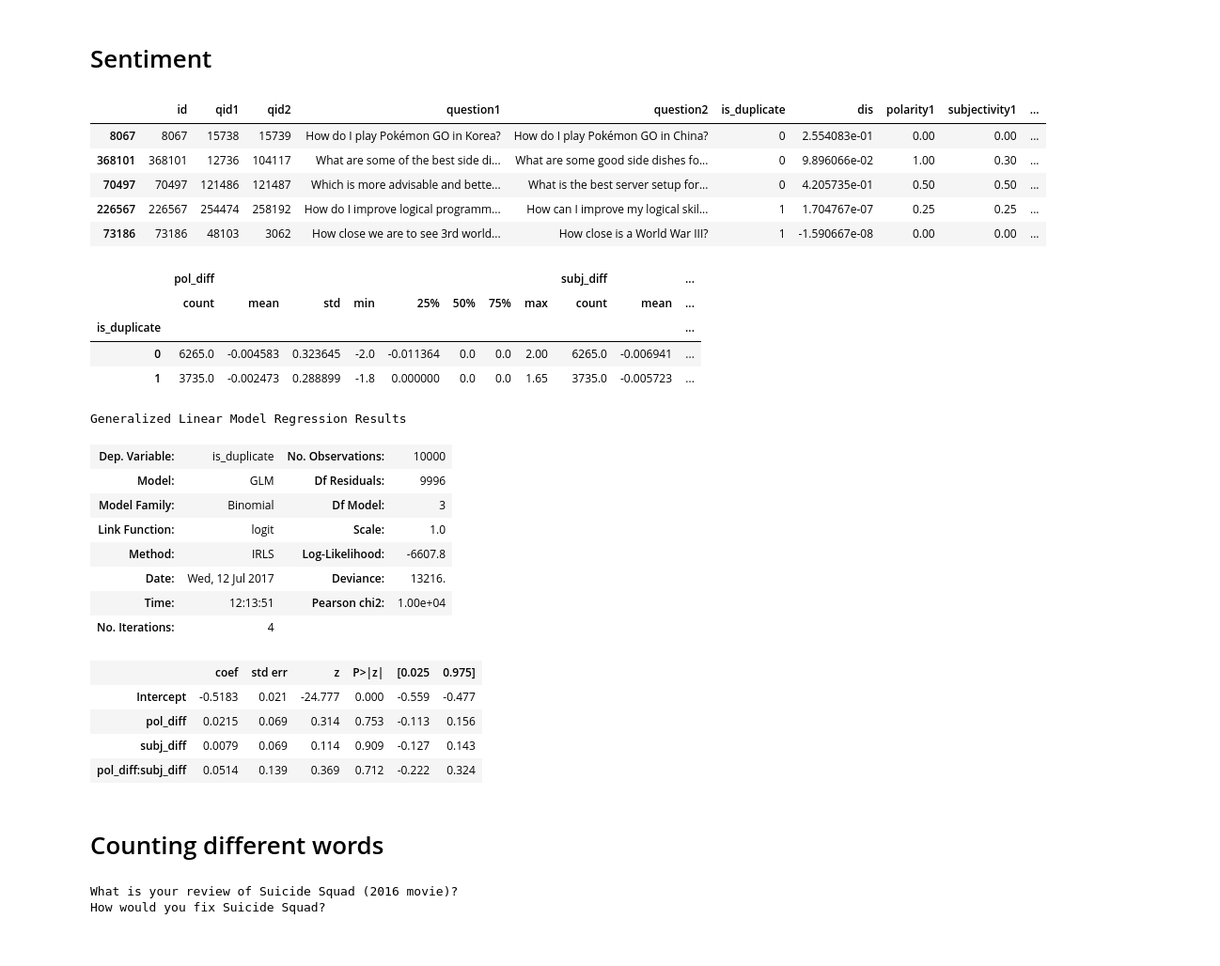
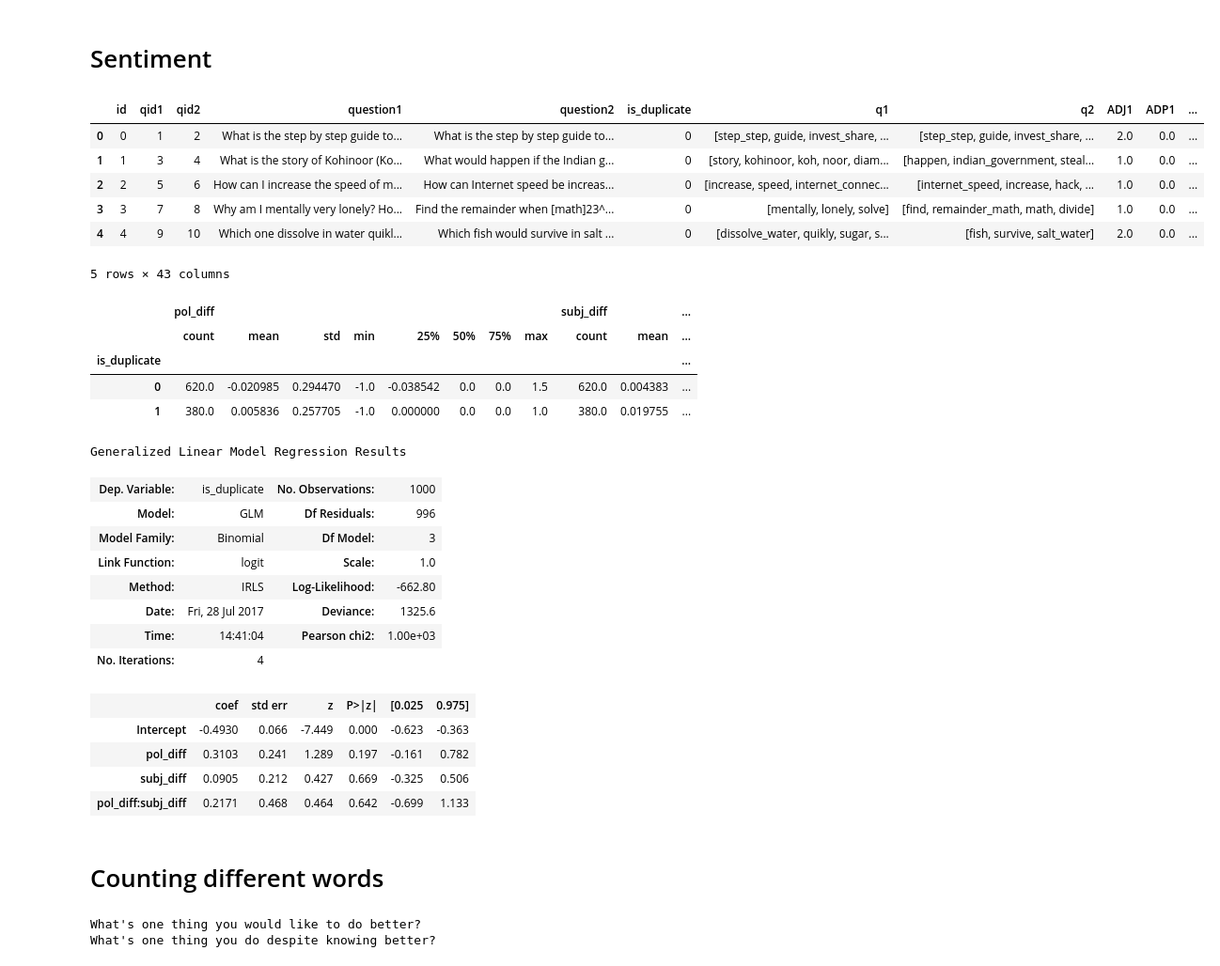
Before and after one commit to PrabhatCS/portfolio, a Jupyter notebook: nlp_features.ipynb, the cells around one changed output. Shown at 94% size. Saved outputs shown, nothing was run; the diff lists cells and outputs as text; code cells hidden in the pictures.

```diff
--- a/nlp_features.ipynb
+++ b/nlp_features.ipynb
@@ -82,11 +121,11 @@ I'm a triple Capricorn (Sun, Moon and ascendant in Capricorn) What does this say
 
 
 pos_list1 = []
-for item in train['question1'][0:100]:
+for item in q1_sents[0:1000]:
     pos_dict = pos_count(item, 1)
     pos_list1.append(pos_dict)
 
 pos_list2 = []
-for item in train['question2'][0:100]:
+for item in q2_sents[0:1000]:
     pos_dict = pos_count(item, 2)
     pos_list2.append(pos_dict)
@@ -93,7 +137,8 @@ for item in train['question2'][0:100]:
 # %%
 pos_df1 = pd.DataFrame(pos_list1).fillna(0)
 pos_df2 = pd.DataFrame(pos_list2).fillna(0)
-
+train['q1'] = q1_sents
+train['q2'] = q2_sents
 train_1000 = pd.concat([train[0:1000], pos_df1, pos_df2], axis = 1)
 # %%
 train_1000.head()
@@ -118,7 +164,7 @@ train_1000[['is_duplicate', 'PROPN1', 'PROPN2']].groupby('is_duplicate').describ
 # %%
 def dis_similarity(question_pair):
 
-    parsed1 = nlp(' '.join(clean_text(question_pair[0])))
-    parsed2 = nlp(' '.join(clean_text(question_pair[1])))
+    parsed1 = nlp(question_pair[0])
+    parsed2 = nlp(question_pair[1])
     anti_sim = 1 - parsed1.similarity(parsed2)
     return anti_sim
@@ -137,2 +171,2 @@ dtype: int64
 # %%
-sample_qs['dis'] = sample_qs[['question1','question2']].apply(dis_similarity, axis = 1)
+train_1000['dis'] = train_1000[['question1','question2']].apply(dis_similarity, axis = 1)
@@ -205,10 +238,11 @@ sample_qs['polarity2'], sample_qs['subjectivity2'] = zip(*question1_sent_subj2)
 # %%
-sample_qs.head()
+train_1000.head()
 # %% [output]
-|  | id | qid1 | qid2 | question1 | question2 | is_duplicate | dis | polarity1 | subjectivity1 | ... |
-| 8067 | 8067 | 15738 | 15739 | How do I play Pokémon GO in Korea? | How do I play Pokémon GO in China? | 0 | 2.554083e-01 | 0.00 | 0.00 | ... |
-| 368101 | 368101 | 12736 | 104117 | What are some of the best side di... | What are some good side dishes fo... | 0 | 9.896066e-02 | 1.00 | 0.30 | ... |
-| 70497 | 70497 | 121486 | 121487 | Which is more advisable and bette... | What is the best server setup for... | 0 | 4.205735e-01 | 0.50 | 0.50 | ... |
-| 226567 | 226567 | 254474 | 258192 | How do I improve logical programm... | How can I improve my logical skil... | 1 | 1.704767e-07 | 0.25 | 0.25 | ... |
-| 73186 | 73186 | 48103 | 3062 | How close we are to see 3rd world... | How close is a World War III? | 1 | -1.590667e-08 | 0.00 | 0.00 | ... |
+|  | id | qid1 | qid2 | question1 | question2 | is_duplicate | q1 | q2 | ADJ1 | ADP1 | ... |
+| 0 | 0 | 1 | 2 | What is the step by step guide to... | What is the step by step guide to... | 0 | [step_step, guide, invest_share, ... | [step_step, guide, invest_share, ... | 2.0 | 0.0 | ... |
+| 1 | 1 | 3 | 4 | What is the story of Kohinoor (Ko... | What would happen if the Indian g... | 0 | [story, kohinoor, koh, noor, diam... | [happen, indian_government, steal... | 1.0 | 0.0 | ... |
+| 2 | 2 | 5 | 6 | How can I increase the speed of m... | How can Internet speed be increas... | 0 | [increase, speed, internet_connec... | [internet_speed, increase, hack, ... | 1.0 | 0.0 | ... |
+| 3 | 3 | 7 | 8 | Why am I mentally very lonely? Ho... | Find the remainder when [math]23^... | 0 | [mentally, lonely, solve] | [find, remainder_math, math, divide] | 1.0 | 0.0 | ... |
+| 4 | 4 | 9 | 10 | Which one dissolve in water quikl... | Which fish would survive in salt ... | 0 | [dissolve_water, quikly, sugar, s... | [fish, survive, salt_water] | 2.0 | 0.0 | ... |
+5 rows × 43 columns
 # %%
@@ -217,38 +251,38 @@ sample_qs['subj_diff'] = sample_qs['subjectivity1'] - sample_qs['subjectivity2']
 # %%
-sample_qs[['pol_diff', 'subj_diff', 'is_duplicate']].groupby('is_duplicate').describe()
+train_1000[['pol_diff', 'subj_diff', 'is_duplicate']].groupby('is_duplicate').describe()
 # %% [output]
 |  | pol_diff |  |  |  |  |  |  |  | subj_diff |  | ... |
 |  | count | mean | std | min | 25% | 50% | 75% | max | count | mean | ... |
 | is_duplicate |  |  |  |  |  |  |  |  |  |  | ... |
-| 0 | 6265.0 | -0.004583 | 0.323645 | -2.0 | -0.011364 | 0.0 | 0.0 | 2.00 | 6265.0 | -0.006941 | ... |
-| 1 | 3735.0 | -0.002473 | 0.288899 | -1.8 | 0.000000 | 0.0 | 0.0 | 1.65 | 3735.0 | -0.005723 | ... |
+| 0 | 620.0 | -0.020985 | 0.294470 | -1.0 | -0.038542 | 0.0 | 0.0 | 1.5 | 620.0 | 0.004383 | ... |
+| 1 | 380.0 | 0.005836 | 0.257705 | -1.0 | 0.000000 | 0.0 | 0.0 | 1.0 | 380.0 | 0.019755 | ... |
 # %%
 log_model = smf.glm('is_duplicate ~ pol_diff * subj_diff',
-        data = sample_qs, family = sm.families.Binomial()).fit()
+        data = train_1000, family = sm.families.Binomial()).fit()
 log_model.summary()
 # %% [output]
 Generalized Linear Model Regression Results
-| Dep. Variable: | is_duplicate | No. Observations: | 10000 |
-| Model: | GLM | Df Residuals: | 9996 |
+| Dep. Variable: | is_duplicate | No. Observations: | 1000 |
+| Model: | GLM | Df Residuals: | 996 |
 | Model Family: | Binomial | Df Model: | 3 |
 | Link Function: | logit | Scale: | 1.0 |
-| Method: | IRLS | Log-Likelihood: | -6607.8 |
-| Date: | Wed, 12 Jul 2017 | Deviance: | 13216. |
-| Time: | 12:13:51 | Pearson chi2: | 1.00e+04 |
+| Method: | IRLS | Log-Likelihood: | -662.80 |
+| Date: | Fri, 28 Jul 2017 | Deviance: | 1325.6 |
+| Time: | 14:41:04 | Pearson chi2: | 1.00e+03 |
 | No. Iterations: | 4 |  |  |
 |  | coef | std err | z | P>|z| | [0.025 | 0.975] |
-| Intercept | -0.5183 | 0.021 | -24.777 | 0.000 | -0.559 | -0.477 |
-| pol_diff | 0.0215 | 0.069 | 0.314 | 0.753 | -0.113 | 0.156 |
-| subj_diff | 0.0079 | 0.069 | 0.114 | 0.909 | -0.127 | 0.143 |
-| pol_diff:subj_diff | 0.0514 | 0.139 | 0.369 | 0.712 | -0.222 | 0.324 |
+| Intercept | -0.4930 | 0.066 | -7.449 | 0.000 | -0.623 | -0.363 |
+| pol_diff | 0.3103 | 0.241 | 1.289 | 0.197 | -0.161 | 0.782 |
+| subj_diff | 0.0905 | 0.212 | 0.427 | 0.669 | -0.325 | 0.506 |
+| pol_diff:subj_diff | 0.2171 | 0.468 | 0.464 | 0.642 | -0.699 | 1.133 |
 # %% [markdown]
 # Counting different words
 # %%
-print(sample_qs['question1'].iloc[30])
-print(sample_qs['question2'].iloc[30])
+print(train_1000['question1'].iloc[30])
+print(train_1000['question2'].iloc[30])
 # %% [output]
-What is your review of Suicide Squad (2016 movie)?
-How would you fix Suicide Squad?
+What's one thing you would like to do better?
+What's one thing you do despite knowing better?
 # %%
 def different_words(question_pair):
 
```
Also changed, not shown: parts of 30 cells of this notebook.
